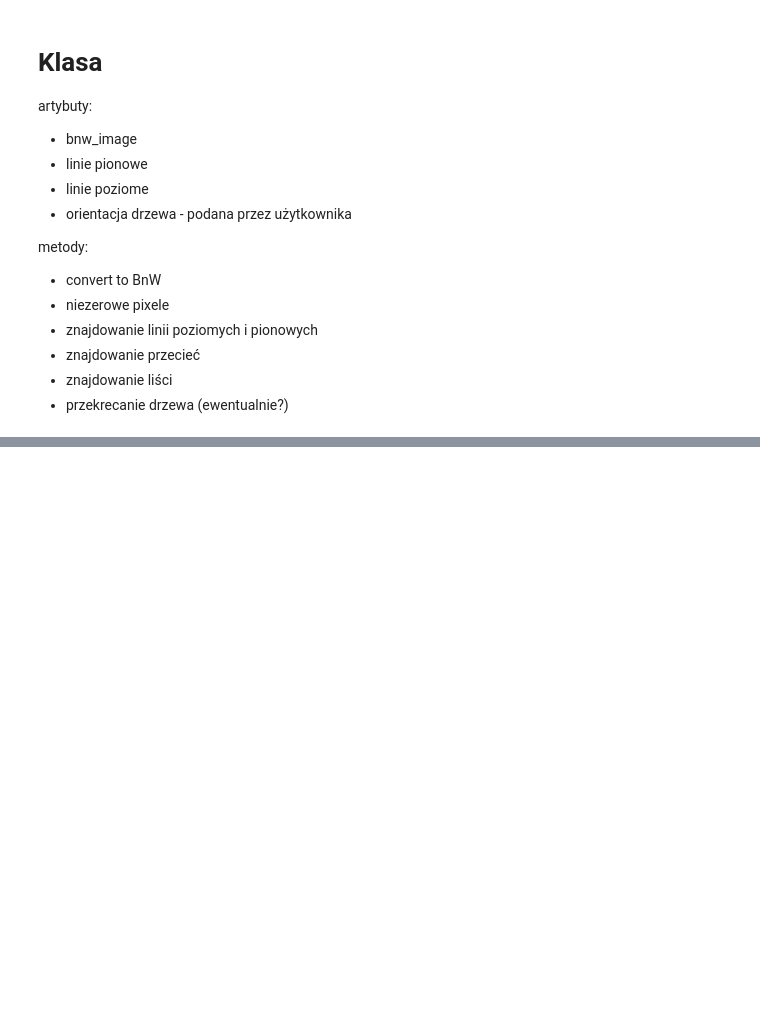
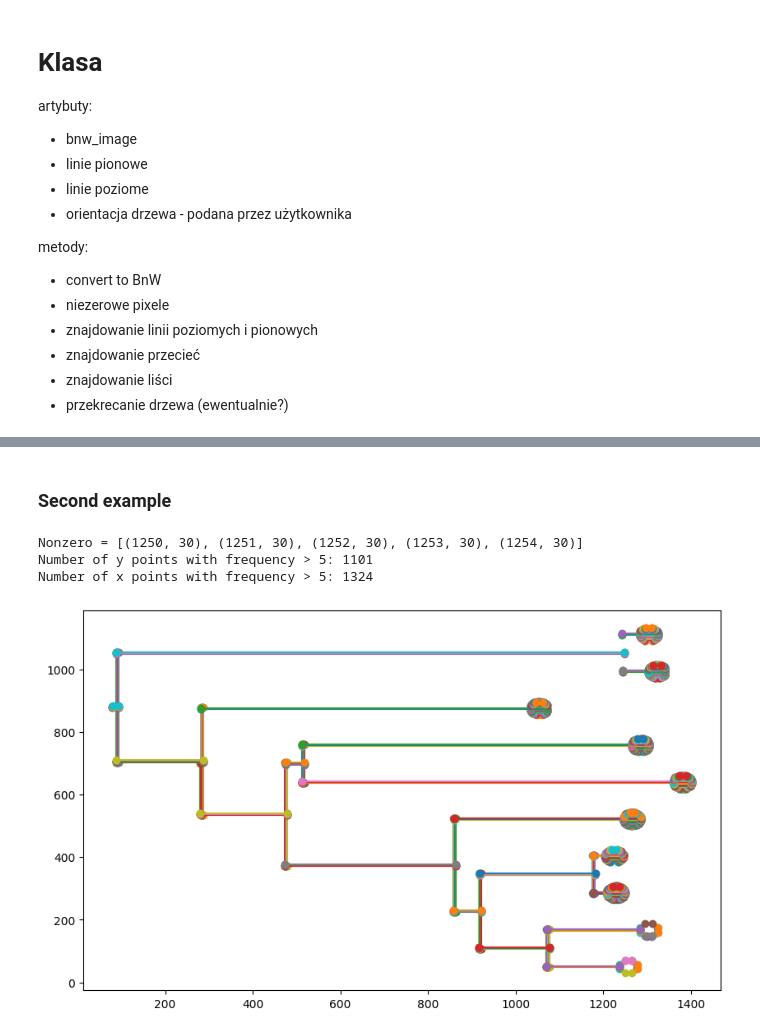
Before and after one commit to joannakraw/pdf_tree_converter, a Jupyter notebook: Notebooks/Array based line detection.ipynb, the cells around one changed output, grey strips where cells are left out. Saved outputs shown, nothing was run; the diff lists cells and outputs as text; code cells hidden in the pictures; blank space fills up the shorter version.

```diff
--- a/Notebooks/Array based line detection.ipynb
+++ b/Notebooks/Array based line detection.ipynb
@@ -266,0 +49,9 @@ BnW_image.nonzero()
+# %% [markdown]
+### Second example
+# %%
+detect_and_vis_lines('../test_data/tree_askew_cropped.png', min_line_length=10, min_freq=5)
+# %% [output]
+Nonzero = [(1250, 30), (1251, 30), (1252, 30), (1253, 30), (1254, 30)]
+Number of y points with frequency > 5: 1101
+Number of x points with frequency > 5: 1324
+[figure, added]
```
Also changed, not shown: parts of 17 cells of this notebook, 2 other files.
